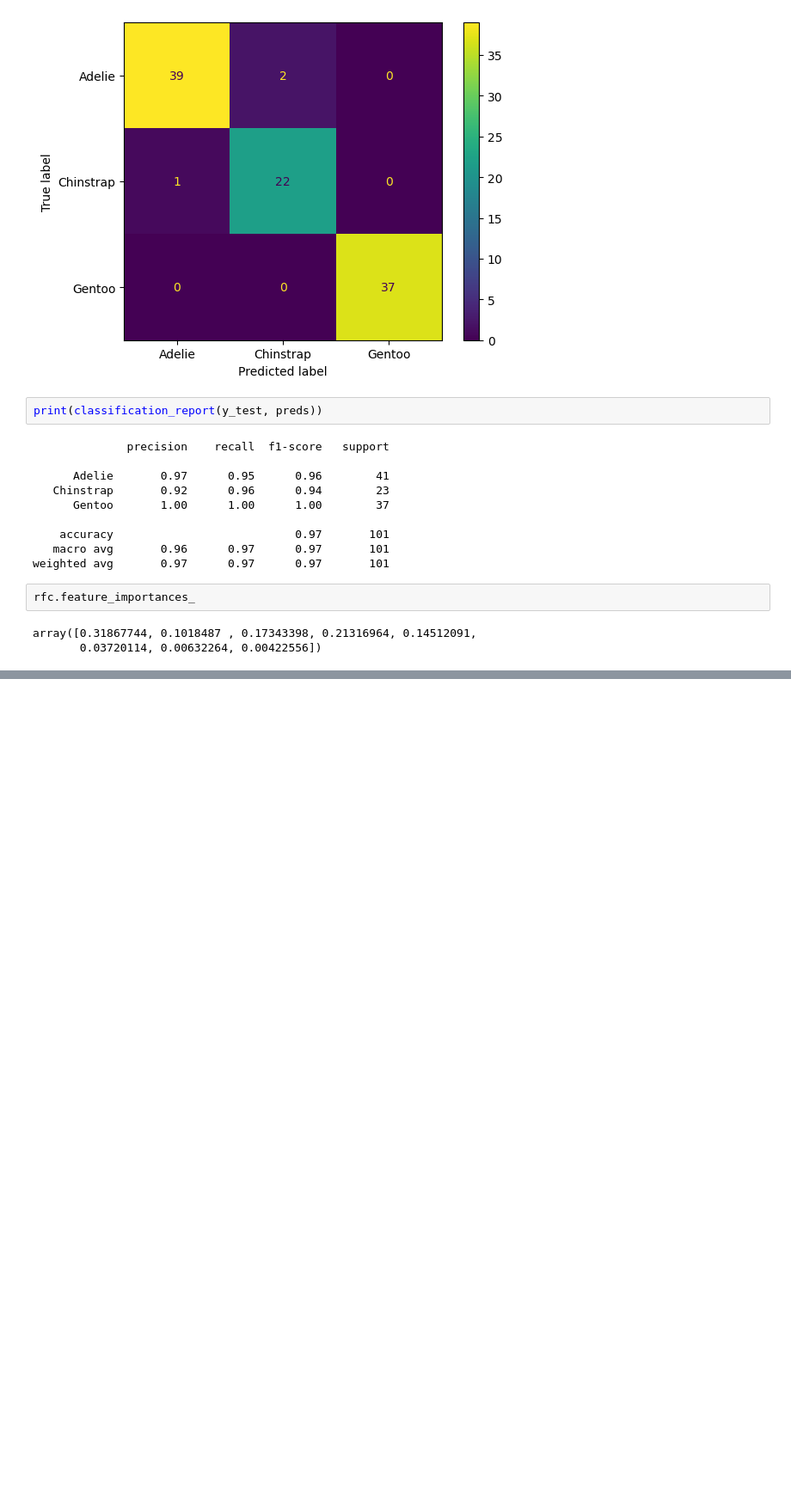
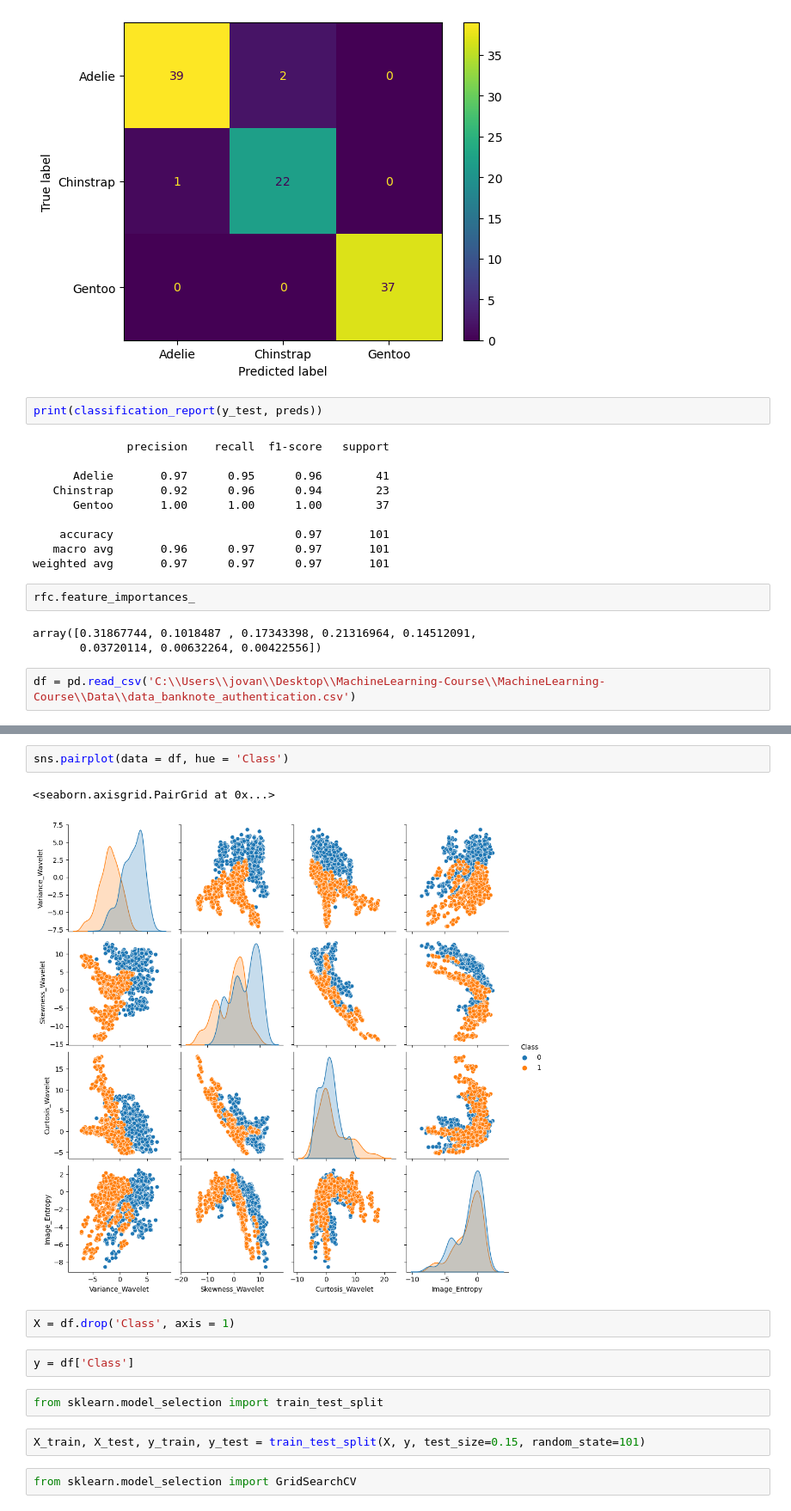
Before and after one commit to JovanTTT/MachineLearning-Course, a Jupyter notebook: Random_Forests.ipynb, the cells around one changed output, grey strips where cells are left out. Shown at 86% size. Cells and saved outputs as stored; diff of their text form; blank space fills up the shorter version.

Commit message:
Tuning Hyperparameters Random Forests

```diff
--- a/Random_Forests.ipynb
+++ b/Random_Forests.ipynb
@@ -85,3 +85,5 @@ rfc.feature_importances_
 # %% [output]
 array([0.31867744, 0.1018487 , 0.17343398, 0.21316964, 0.14512091,
        0.03720114, 0.00632264, 0.00422556])
+# %%
+df = pd.read_csv('C:\\Users\\jovan\\Desktop\\MachineLearning-Course\\MachineLearning-Course\\Data\\data_banknote_authentication.csv')
@@ -87,0 +106,15 @@ array([0.31867744, 0.1018487 , 0.17343398, 0.21316964, 0.14512091,
+# %%
+sns.pairplot(data = df, hue = 'Class')
+# %% [output]
+<seaborn.axisgrid.PairGrid at 0x...>
+[figure, added]
+# %%
+X = df.drop('Class', axis = 1)
+# %%
+y = df['Class']
+# %%
+from sklearn.model_selection import train_test_split
+# %%
+X_train, X_test, y_train, y_test = train_test_split(X, y, test_size=0.15, random_state=101)
+# %%
+from sklearn.model_selection import GridSearchCV
```
Also changed, not shown: parts of 22 cells of this notebook, 1 other file.
